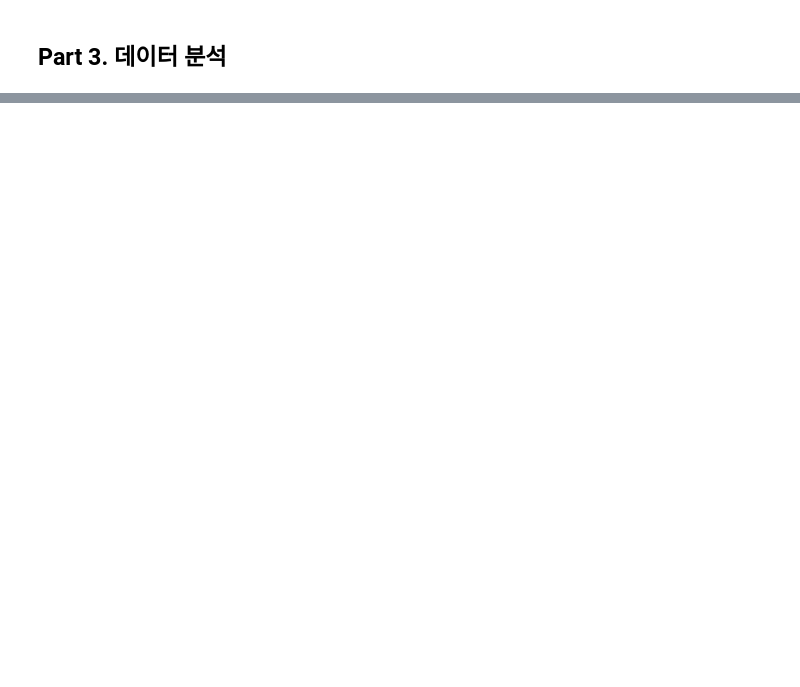
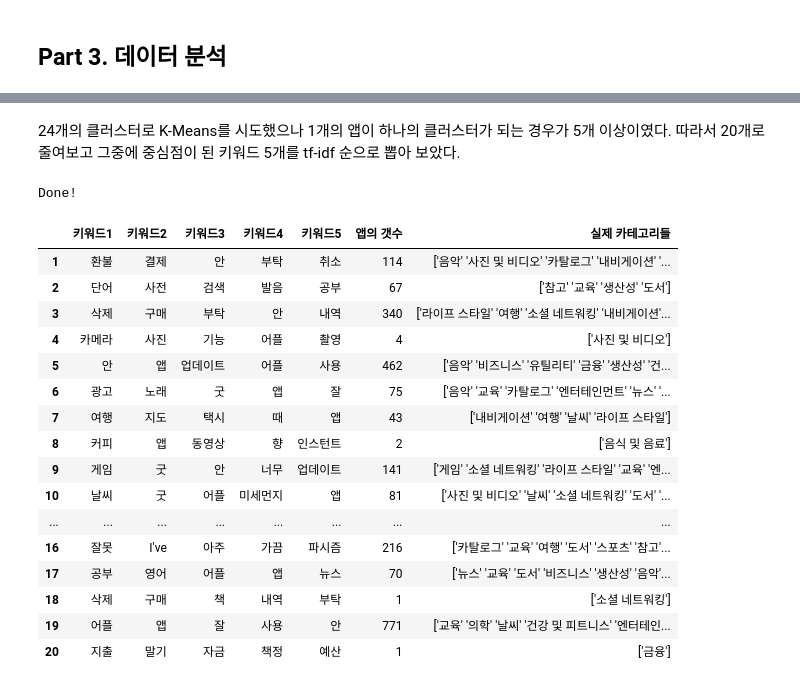
Before and after one commit to simonjisu/app_store_reviews_analysis, a Jupyter notebook: App_Store_Reviews.ipynb, the cells around one changed output, grey strips where cells are left out. Drawn from its saved outputs; the diff is of its cells as text; code cells hidden in the pictures; blank space fills up the shorter version.

```diff
--- a/App_Store_Reviews.ipynb
+++ b/App_Store_Reviews.ipynb
@@ -149,0 +209,28 @@ post_process.
+# %% [markdown]
+24개의 클러스터로 K-Means를 시도했으나 1개의 앱이 하나의 클러스터가 되는 경우가 5개 이상이였다. 따라서 20개로 줄여보고 그중에 중심점이 된 키워드 5개를 tf-idf 순으로 뽑아 보았다.
+# %%
+from Clustering import *
+df, df_ = main_cluster(n_cluster=20, n_max=5, option_major_pos=True, n_apps=2985)
+# %% [output]
+Done!
+# %%
+df.style.set_properties(**{'max-width': '600px', 'font-size': '6pt'})\
+    .set_table_styles(magnify())
+# %% [output]
+|  | 키워드1 | 키워드2 | 키워드3 | 키워드4 | 키워드5 | 앱의 갯수 | 실제 카테고리들 |
+| 1 | 환불 | 결제 | 안 | 부탁 | 취소 | 114 | ['음악' '사진 및 비디오' '카탈로그' '내비게이션' '... |
+| 2 | 단어 | 사전 | 검색 | 발음 | 공부 | 67 | ['참고' '교육' '생산성' '도서'] |
+| 3 | 삭제 | 구매 | 부탁 | 안 | 내역 | 340 | ['라이프 스타일' '여행' '소셜 네트워킹' '내비게이션'... |
+| 4 | 카메라 | 사진 | 기능 | 어플 | 촬영 | 4 | ['사진 및 비디오'] |
+| 5 | 안 | 앱 | 업데이트 | 어플 | 사용 | 462 | ['음악' '비즈니스' '유틸리티' '금융' '생산성' '건... |
+| 6 | 광고 | 노래 | 굿 | 앱 | 잘 | 75 | ['음악' '교육' '카탈로그' '엔터테인먼트' '뉴스' '... |
+| 7 | 여행 | 지도 | 택시 | 때 | 앱 | 43 | ['내비게이션' '여행' '날씨' '라이프 스타일'] |
+| 8 | 커피 | 앱 | 동영상 | 향 | 인스턴트 | 2 | ['음식 및 음료'] |
+| 9 | 게임 | 굿 | 안 | 너무 | 업데이트 | 141 | ['게임' '소셜 네트워킹' '라이프 스타일' '교육' '엔... |
+| 10 | 날씨 | 굿 | 어플 | 미세먼지 | 앱 | 81 | ['사진 및 비디오' '날씨' '소셜 네트워킹' '도서' '... |
+| ... | ... | ... | ... | ... | ... | ... | ... |
+| 16 | 잘못 | I've | 아주 | 가끔 | 파시즘 | 216 | ['카탈로그' '교육' '여행' '도서' '스포츠' '참고'... |
+| 17 | 공부 | 영어 | 어플 | 앱 | 뉴스 | 70 | ['뉴스' '교육' '도서' '비즈니스' '생산성' '음악'... |
+| 18 | 삭제 | 구매 | 책 | 내역 | 부탁 | 1 | ['소셜 네트워킹'] |
+| 19 | 어플 | 앱 | 잘 | 사용 | 안 | 771 | ['교육' '의학' '날씨' '건강 및 피트니스' '엔터테인... |
+| 20 | 지출 | 말기 | 자금 | 책정 | 예산 | 1 | ['금융'] |
```
Also changed, not shown: parts of 50 cells of this notebook, 11 other files.
